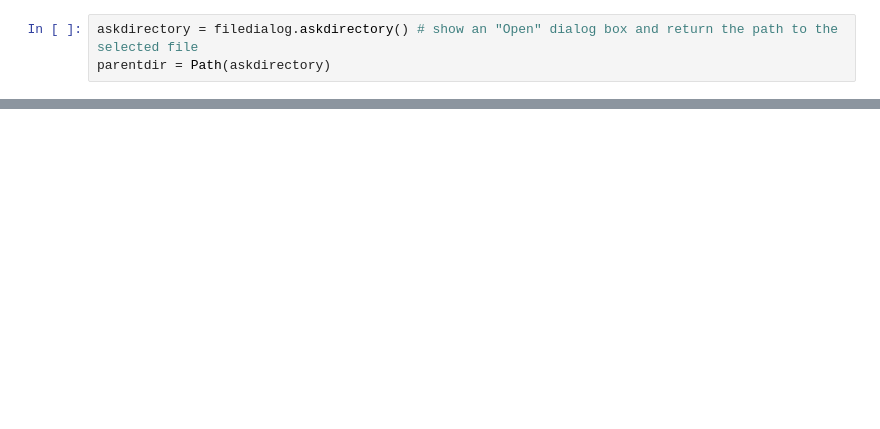
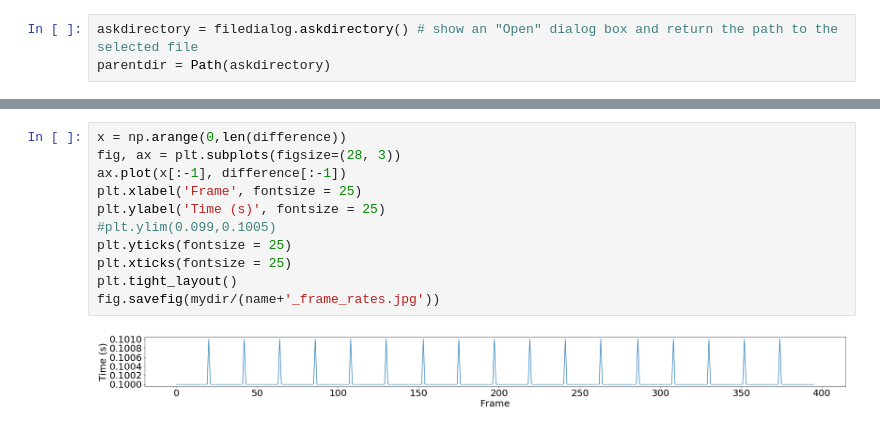
Before and after one commit to brouhardlab/brouhardlab-scripts, a Jupyter notebook: notebooks/Sofia/Framerate analyzer.ipynb, the cells around one changed output, grey strips where cells are left out. Saved outputs shown, nothing was run; the diff lists cells and outputs as text; blank space fills up the shorter version.

```diff
--- a/notebooks/Sofia/Framerate analyzer.ipynb
+++ b/notebooks/Sofia/Framerate analyzer.ipynb
@@ -111,3 +179,16 @@ WindowsPath('E:/Sofia/2019-06-10_DIC')
+# %%
+x = np.arange(0,len(difference))
+fig, ax = plt.subplots(figsize=(28, 3))
+ax.plot(x[:-1], difference[:-1])
+plt.xlabel('Frame', fontsize = 25)
+plt.ylabel('Time (s)', fontsize = 25)
+#plt.ylim(0.099,0.1005)
+plt.yticks(fontsize = 25)
+plt.xticks(fontsize = 25)
+plt.tight_layout()
+fig.savefig(mydir/(name+'_frame_rates.jpg'))
+# %% [output]
+[figure, added]
 # %%
 #def frameanalyzer()
 abstimes = []
```
Also changed, not shown: parts of 11 cells of this notebook, 5 other files.
